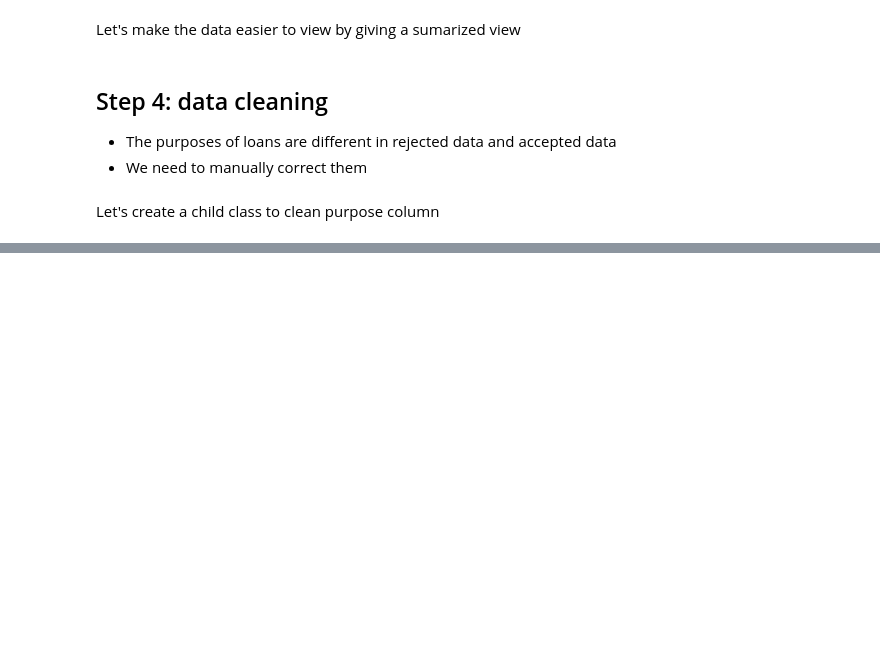
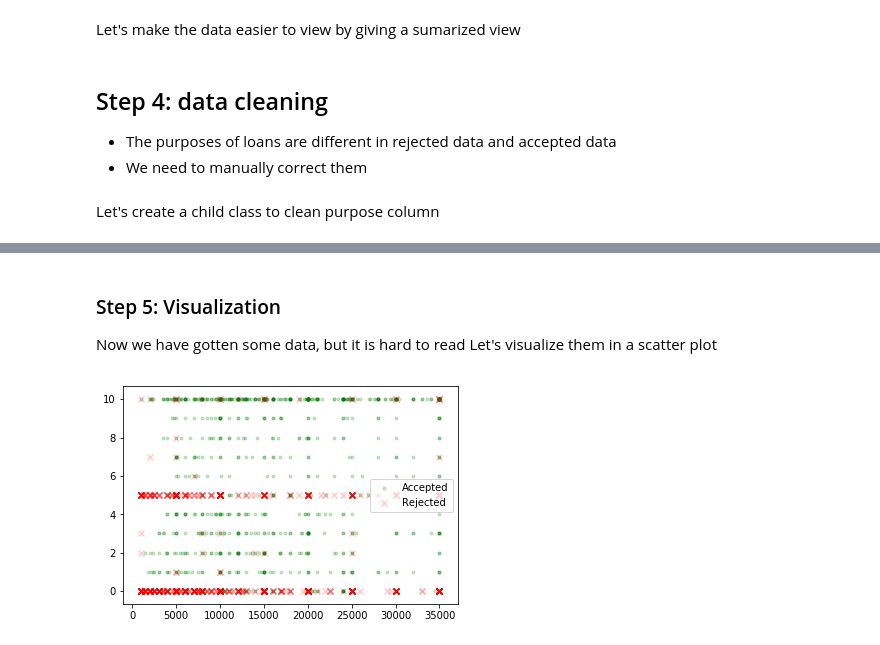
Before and after one commit to quietcricket/creditrisk, a Jupyter notebook: credit-risk.ipynb, the cells around one changed output, grey strips where cells are left out. Cells and saved outputs as stored; diff of their text form; code cells hidden in the pictures; blank space fills up the shorter version.

```diff
--- a/credit-risk.ipynb
+++ b/credit-risk.ipynb
@@ -70,5 +92,19 @@ Let's make the data easier to view by giving a sumarized view
 # %%
 # Create a class to extract a column of data
 # Put all the functions we created into a class
+
+class DataExtractor(object):
+    def __init__(self,data_category,column_name):
+        pass
+
+    def clean(self,entry):
+        # Not doing anything for generic column
+        return entry
+
+    def stats(self):
+        pass
+
+accepted_purpose=DataExtractor('A','purpose')
+accepted_purpose.stats()
 # %% [markdown]
 Let's create a child class to clean purpose column
@@ -78,0 +160,61 @@ Let's create a child class to clean purpose column
+# %% [markdown]
+### Step 5: Visualization
+
+Now we have gotten some data, but it is hard to read
+Let's visualize them in a scatter plot
+# %%
+import matplotlib.pyplot as plt
+
+import numpy as np
+
+
+def exclude_empty(X,Y):
+
+    filtered_x=[]
+    filtered_y=[]
+
+
+    for index in range(0,len(X)):
+        x=X[index]
+        y=Y[index]
+
+
+        # both x, y need to be valid
+        # ignore those empty entries
+
+        if x is None or y is None:
+            continue
+
+        # We notice there are a few entries with very high loan values
+        # The are called the outliers, let's manually remove them
+
+        elif x>39000 or y>39000:
+            continue
+        else:
+            filtered_x.append(x)
+            filtered_y.append(y)
+
+    # CHALLENGE
+    # use zip() function to simplify this loop
+    # https://www.programiz.com/python-programming/methods/built-in/zip
+
+    return filtered_x, filtered_y
+
+emp_a=EmploymentExtractor('A','emp_length')
+amnt_a=NumberExtractor('A','loan_amnt')
+
+
+emp_r=EmploymentExtractor('R','emp_length')
+amnt_r=NumberExtractor('R','loan_amnt')
+
+
+
+X1,Y1=exclude_empty(amnt_a.data,emp_a.data)
+X2,Y2=exclude_empty(amnt_r.data,emp_r.data)
+
+plt.scatter(X1, Y1, label="Accepted",marker='.',alpha=0.2,color='g')
+plt.scatter(X2, Y2, label="Rejected",marker='x',alpha=0.2,color='r')
+plt.legend()
+plt.show()
+# %% [output]
+[figure, added]
```
Also changed, not shown: parts of 14 cells of this notebook, 3 other files.
